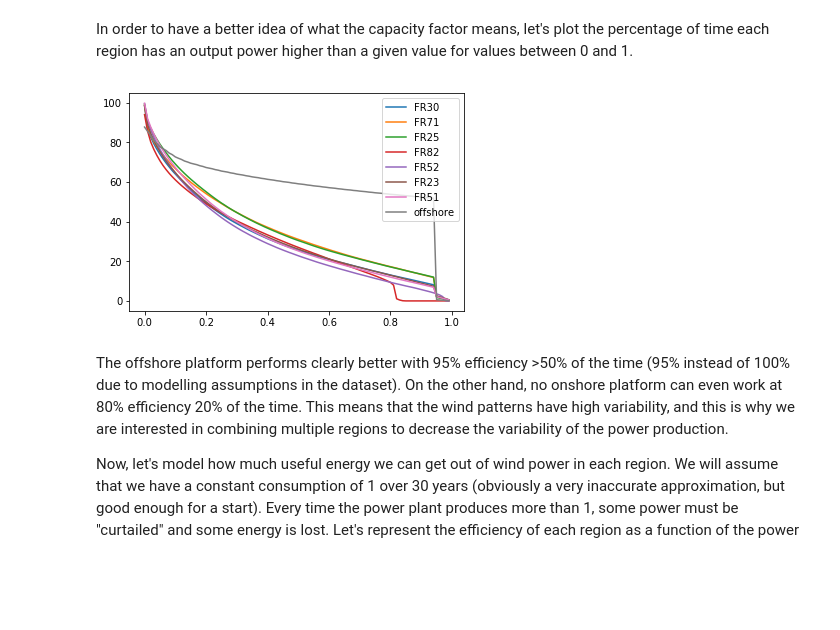
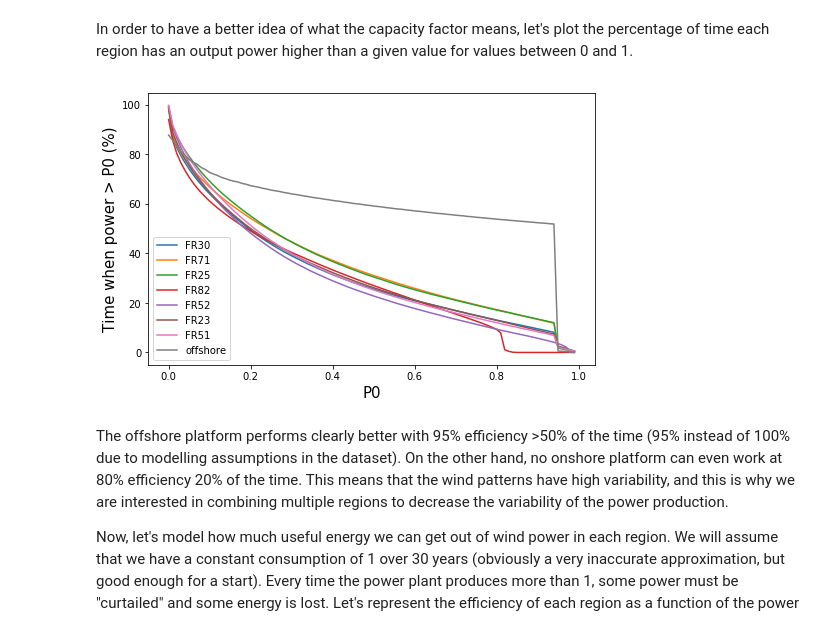
Before and after one commit to francoiscallewaert/Data-Incubator-project, a Jupyter notebook: Wind data analysis.ipynb, the cells around one changed output. Saved outputs shown, nothing was run; the diff lists cells and outputs as text; code cells hidden in the pictures; blank space fills up the shorter version.

```diff
--- a/Wind data analysis.ipynb
+++ b/Wind data analysis.ipynb
@@ -25,10 +25,12 @@ The data has 262968 rows corresponding each to the output power of a windmill in
 As can be seen, data is normalized to 1, where 1 means that there is enough wind in the region to have an average windmill produce 100% of its nominal output power.
 Next, we plot the first 1000 hours of wind power for 4 regions, called FR30, FR71, FR25 and FR42.
 # %%
-fig = plt.figure(figsize = (10, 7))
+fig = plt.figure(figsize = (16, 10))
 for i in range(4):
     P = fig.add_subplot(2, 2, i+1)
     P.plot(range(1000), df.iloc[0:1000, i], label = df.columns[i])
     P.legend()
+    P.set_xlabel("hour", fontsize = 15)
+    P.set_ylabel("power", fontsize = 15)
 plt.show()
 # %% [output]
@@ -74,20 +76,23 @@ df3 = df['FR61'] # Offshore region
 # %% [markdown]
 In order to have a better idea of what the capacity factor means, let's plot the percentage of time each region has an output power higher than a given value for values between 0 and 1.
 # %%
+fig = plt.figure(figsize = (8, 5))
 for col in df2.columns:
     M = []
     for i in range(100):
         M.append(100 * len(df2.loc[df2[col] > i/100, col]) / len(df2))
     plt.plot(np.arange(0,1,0.01), M, label=col)
     plt.legend()
 M = []
 for i in range(100):
     M.append(100 * len(df3[df3 > i/100]) / len(df3))
 plt.plot(np.arange(0,1,0.01), M, label='offshore')
+plt.xlabel("P0", fontsize = 15)
+plt.ylabel("Time when power > P0 (%)", fontsize = 15)
 plt.legend()
 plt.show()
 # %% [output]
-[figure, old version]
+[figure, new version]
 # %% [markdown]
 The offshore platform performs clearly better with 95% efficiency >50% of the time (95% instead of 100% due to modelling assumptions in the dataset).
 On the other hand, no onshore platform can even work at 80% efficiency 20% of the time. This means that the wind patterns have high variability, and this is why we are interested in combining multiple regions to decrease the variability of the power production.
```
Also changed, not shown: parts of 9 cells of this notebook.
